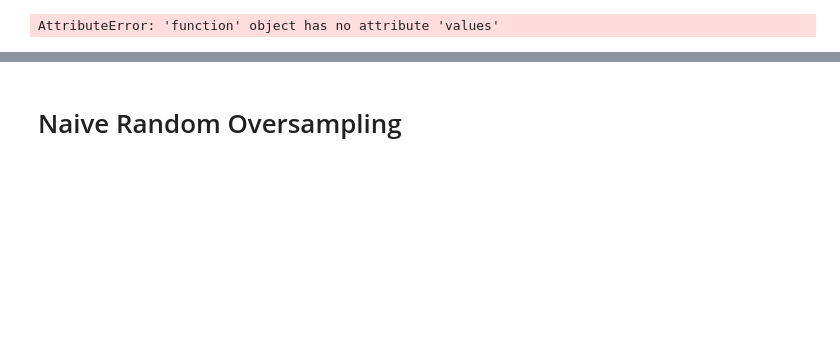
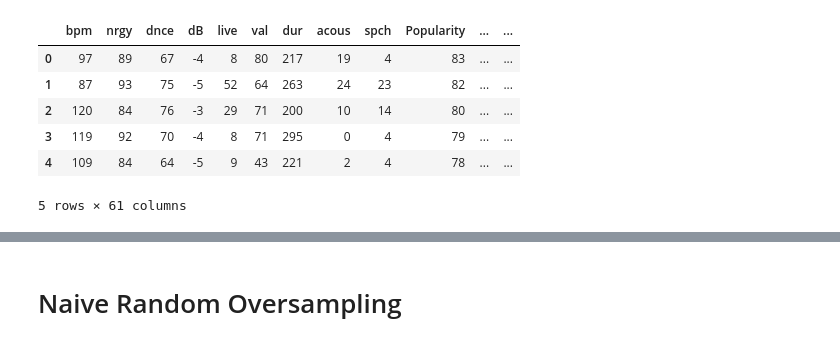
Before and after one commit to AJLozito/Final_Group_Project, a Jupyter notebook: ROS, SMOTE, Cluster 2010_2019.ipynb, the cells around one changed output, grey strips where cells are left out. Cells and saved outputs as stored; diff of their text form; code cells hidden in the pictures; blank space fills up the shorter version.

```diff
--- a/ROS, SMOTE, Cluster 2010_2019.ipynb
+++ b/ROS, SMOTE, Cluster 2010_2019.ipynb
@@ -27,8 +51,14 @@ top50_df.head()
 # %%
 ##Can't get it to add this column...
 
 #Seperating Popular songs to >85 (Y) and <=84 (N (less popular))
-top50_df['Pop Y/N'] = pd.Series(np.where(top50_df.pop.values <= 85, 0, 1), top50_df.index)
+top50_df['Pop Y/N'] = pd.Series(np.where(top50_df.Popularity.values <= 80, 0, 1), top50_df.index)
 top50_df.head()
 # %% [output]
+|  | bpm | nrgy | dnce | dB | live | val | dur | acous | spch | Popularity | ... | ... |
+| 0 | 97 | 89 | 67 | -4 | 8 | 80 | 217 | 19 | 4 | 83 | ... | ... |
+| 1 | 87 | 93 | 75 | -5 | 52 | 64 | 263 | 24 | 23 | 82 | ... | ... |
+| 2 | 120 | 84 | 76 | -3 | 29 | 71 | 200 | 10 | 14 | 80 | ... | ... |
+| 3 | 119 | 92 | 70 | -4 | 8 | 71 | 295 | 0 | 4 | 79 | ... | ... |
+| 4 | 109 | 84 | 64 | -5 | 9 | 43 | 221 | 2 | 4 | 78 | ... | ... |
-AttributeError: 'function' object has no attribute 'values'
+5 rows × 61 columns
```
Also changed, not shown: parts of 20 cells of this notebook.
